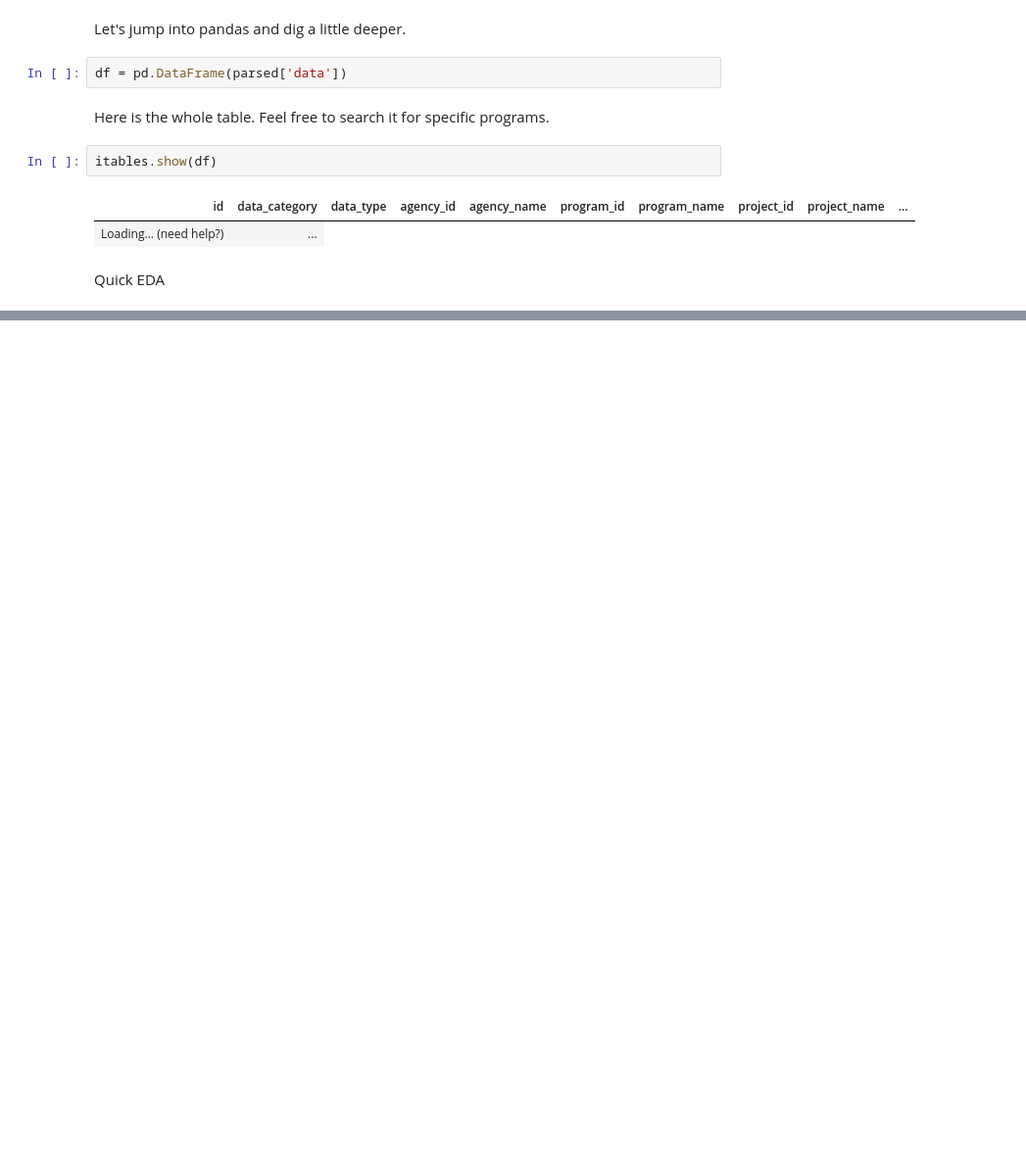
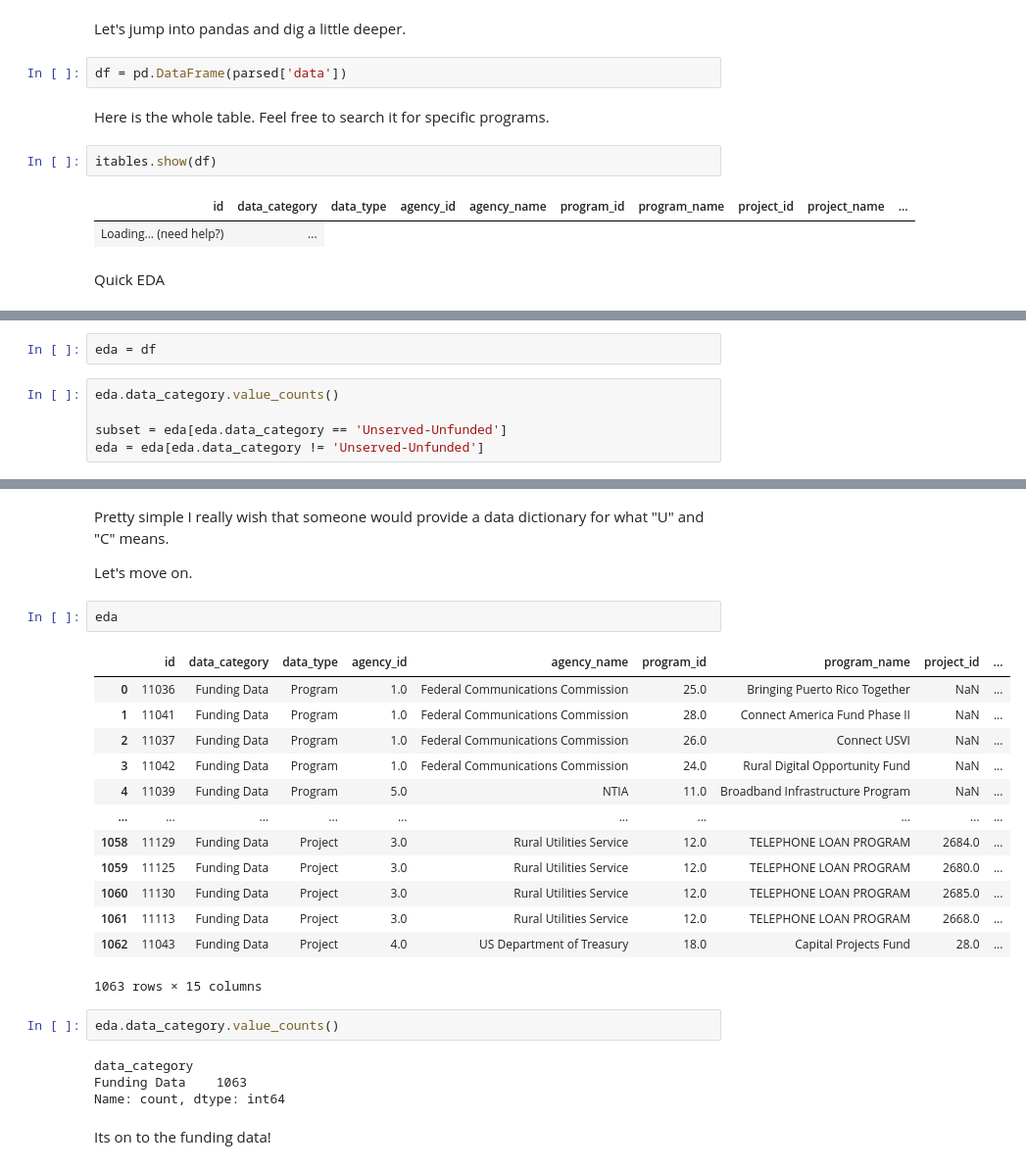
Before and after one commit to bbcommons/bfm-explorer, a Jupyter notebook: 1-QuickStart.ipynb, the cells around one changed output, grey strips where cells are left out. Shown at 98% size. Cells and saved outputs as stored; diff of their text form; blank space fills up the shorter version.

```diff
--- a/1-QuickStart.ipynb
+++ b/1-QuickStart.ipynb
@@ -206,0 +193,7 @@ df[df.data_category == 'Unserved-Unfunded']
+# %%
+eda = df
+# %%
+eda.data_category.value_counts()
+
+subset = eda[eda.data_category == 'Unserved-Unfunded']
+eda = eda[eda.data_category != 'Unserved-Unfunded']
@@ -208,0 +232,28 @@ Pulling out the Unserved-Unfunded data shows us these are the state level files.
+# %% [markdown]
+Pretty simple I really wish that someone would provide a data dictionary for what "U" and "C" means.
+
+Let's move on.
+# %%
+eda
+# %% [output]
+|  | id | data_category | data_type | agency_id | agency_name | program_id | program_name | project_id | ... |
+| 0 | 11036 | Funding Data | Program | 1.0 | Federal Communications Commission | 25.0 | Bringing Puerto Rico Together | NaN | ... |
+| 1 | 11041 | Funding Data | Program | 1.0 | Federal Communications Commission | 28.0 | Connect America Fund Phase II | NaN | ... |
+| 2 | 11037 | Funding Data | Program | 1.0 | Federal Communications Commission | 26.0 | Connect USVI | NaN | ... |
+| 3 | 11042 | Funding Data | Program | 1.0 | Federal Communications Commission | 24.0 | Rural Digital Opportunity Fund | NaN | ... |
+| 4 | 11039 | Funding Data | Program | 5.0 | NTIA | 11.0 | Broadband Infrastructure Program | NaN | ... |
+| ... | ... | ... | ... | ... | ... | ... | ... | ... | ... |
+| 1058 | 11129 | Funding Data | Project | 3.0 | Rural Utilities Service | 12.0 | TELEPHONE LOAN PROGRAM | 2684.0 | ... |
+| 1059 | 11125 | Funding Data | Project | 3.0 | Rural Utilities Service | 12.0 | TELEPHONE LOAN PROGRAM | 2680.0 | ... |
+| 1060 | 11130 | Funding Data | Project | 3.0 | Rural Utilities Service | 12.0 | TELEPHONE LOAN PROGRAM | 2685.0 | ... |
+| 1061 | 11113 | Funding Data | Project | 3.0 | Rural Utilities Service | 12.0 | TELEPHONE LOAN PROGRAM | 2668.0 | ... |
+| 1062 | 11043 | Funding Data | Project | 4.0 | US Department of Treasury | 18.0 | Capital Projects Fund | 28.0 | ... |
+1063 rows × 15 columns
+# %%
+eda.data_category.value_counts()
+# %% [output]
+data_category
+Funding Data    1063
+Name: count, dtype: int64
+# %% [markdown]
+Its on to the funding data!
```
Also changed, not shown: parts of 13 cells of this notebook, 1 other file.
